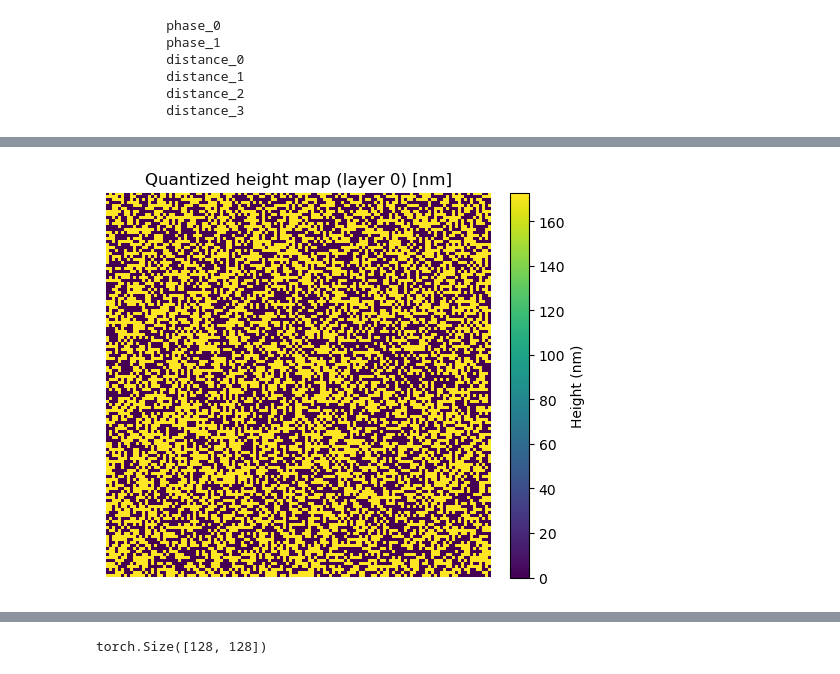
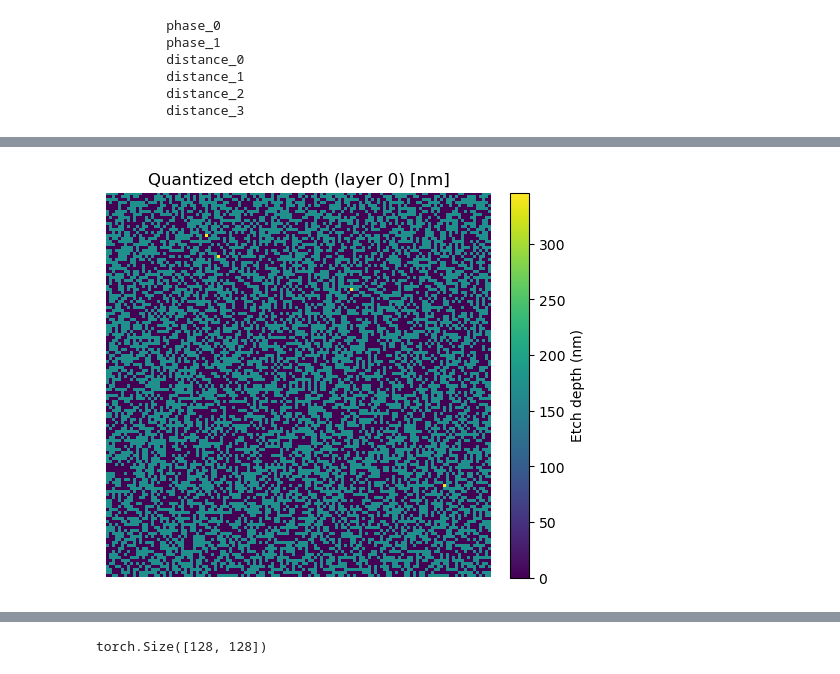
Before and after one commit to zouchao-sysu/D2NN-with-Pytorch, a Jupyter notebook: D2NN-5-to visiable wavele.ipynb, the cells around one changed output, grey strips where cells are left out. Saved outputs shown, nothing was run; the diff lists cells and outputs as text; code cells hidden in the pictures.

```diff
--- a/D2NN-5-to visiable wavele.ipynb
+++ b/D2NN-5-to visiable wavele.ipynb
@@ -982,53 +1012,65 @@ save_unit = "m"  # "m" 或 "nm"；建议 "m" 以直接用于 Lumerical
 
 
 def _get_project_dir() -> str:
-    # PyCharm 脚本环境用 __file__；交互环境退回 cwd
     try:
         return os.path.dirname(os.path.abspath(__file__))
     except NameError:
         return os.getcwd()
 
 
-def _collect_all_layer_heights_nm(model) -> np.ndarray:
+def _collect_all_layer_etch_depths(model) -> np.ndarray:
     """
-    从 model.named_parameters() 中收集 phase_0, phase_1, ... 的高度图
-    返回：height_map_nm, shape = [num_layer, N, N], dtype=float32, 单位 nm
+    从 model.named_parameters() 中收集 phase_0, phase_1, ... 的刻蚀深度图。
+
+    流程: 裸参数 → π×sigmoid → 连续相位 → 4级量化 → Fig.S1 刻蚀深度
+
+    返回：etch_depth_map, shape = [num_layer, N, N], dtype=float32
+          单位：nm（内部计算用nm，保存时再转换）
     """
     params = dict(model.named_parameters())
     phase_keys = [k for k in params.keys() if k.startswith("phase_")]
 
     def _idx(k: str) -> int:
-        # k = "phase_3" -> 3
         return int(k.split("_", 1)[1])
 
     phase_keys = sorted(phase_keys, key=_idx)
     if not phase_keys:
         raise ValueError("在 model.named_parameters() 中未找到形如 phase_0 的参数。")
 
-    heights = []
+    etch_depths = []
     for k in phase_keys:
-        p = params[k].detach()
-        phi = constrain_phase_0_pi(p)
-        phi_q = quantize_phase_4level(phi)
-        H_nm = phase_to_height_sio2_paper(phi_q).detach().cpu().numpy().astype(np.float32)  # [N,N] nm
-        heights.append(H_nm)
+        # ① 取出裸参数
+        raw_param = params[k].detach().cpu()
 
-    height_map_nm = np.stack(heights, axis=0)  # [L,N,N]
-    return height_map_nm
+        # ② 还原 forward 中的相位计算: φ = π × sigmoid(param)
+        phi_continuous = np.pi * torch.sigmoid(raw_param)  # (0, π)
+
+        # ③ 量化为 4 级: {0, π/4, π/2, 3π/4}
+        phi_quantized = quantize_phase_4level(phi_continuous)
+
+        # ④ 转换为刻蚀深度（米）
+        etch_m = phase_to_etch_depth(phi_quantized.numpy())  # [N,N] 单位: m
+
+        # 转为 nm 存储
+        etch_nm = (etch_m * 1e9).astype(np.float32)  # [N,N] 单位: nm
+        etch_depths.append(etch_nm)
+
+    etch_depth_map_nm = np.stack(etch_depths, axis=0)  # [L,N,N]
+    return etch_depth_map_nm
 
 
-# 1) 生成全层 height_map（nm）
-height_map_nm = _collect_all_layer_heights_nm(model)
+# 1) 生成全层刻蚀深度图（nm）
+etch_depth_map_nm = _collect_all_layer_etch_depths(model)
 
-# 2) 保存为 .npy（默认保存为 m，更适合 Lumerical）
+# 2) 保存为 .npy
 if save_height_map:
     project_dir = _get_project_dir()
     out_path = os.path.join(project_dir, height_map_filename)
 
     if save_unit == "m":
-        height_map_to_save = (height_map_nm * 1e-9).astype(np.float32)  # nm -> m
+        height_map_to_save = (etch_depth_map_nm * 1e-9).astype(np.float32)  # nm -> m
     elif save_unit == "nm":
-        height_map_to_save = height_map_nm.astype(np.float32)
+        height_map_to_save = etch_depth_map_nm.astype(np.float32)
     else:
         raise ValueError("save_unit 只能是 'm' 或 'nm'。")
 
@@ -1037,26 +1079,37 @@ if save_height_map:
     print(f"  shape={height_map_to_save.shape}, dtype={height_map_to_save.dtype}, unit={save_unit}")
     print(f"  min={float(height_map_to_save.min())}, max={float(height_map_to_save.max())}")
 
-# 3) 取出你想看的那一层，用于 2D/3D 可视化（保持单位 nm 用于展示）
-if not (0 <= layer_index < height_map_nm.shape[0]):
-    raise IndexError(f"layer_index={layer_index} 超出范围 0..{height_map_nm.shape[0]-1}")
+# 3) 同时导出训练好的距离参数
+distances = []
+num_layers = etch_depth_map_nm.shape[0]
+for i in range(num_layers + 2):
+    d = getattr(model, f"distance_{i}").detach().cpu().item()
+    distances.append(d)
+    print(f"distance_{i} = {d*1e3:.4f} mm")
+np.save(os.path.join(_get_project_dir(), "trained_distances.npy"), np.array(distances))
+print("已保存 trained_distances.npy")
 
-H = height_map_nm[layer_index]  # [N,N] nm
+# 4) 取出想看的那一层，用于 2D/3D 可视化（nm）
+if not (0 <= layer_index < etch_depth_map_nm.shape[0]):
+    raise IndexError(f"layer_index={layer_index} 超出范围 0..{etch_depth_map_nm.shape[0]-1}")
 
-# 2D 高度热力图
+H = etch_depth_map_nm[layer_index]  # [N,N] nm
+
+# 2D 刻蚀深度热力图
 plt.figure(figsize=(6, 5))
 im = plt.imshow(H, cmap="viridis", origin="upper")
-plt.title(f"Quantized height map (layer {layer_index}) [nm]")
+plt.title(f"Quantized etch depth (layer {layer_index}) [nm]")
 plt.axis("off")
 cbar = plt.colorbar(im, fraction=0.046, pad=0.04)
-cbar.set_label("Height (nm)")
+cbar.set_label("Etch depth (nm)")
 plt.show()
 
-# 高度台阶统计
-vals, counts = np.unique(H, return_counts=True)
-print("Height levels (nm) and counts:")
+# 刻蚀深度台阶统计
+vals, counts = np.unique(np.round(H).astype(int), return_counts=True)
+print("Etch depth levels (nm) and pixel counts:")
+print("  期望值: 0, 173, 346, 519 nm")
 for v, c in zip(vals, counts):
-    print(f"  {v:.0f} nm: {c}")
+    print(f"  {v} nm: {c} pixels")
 
 # 3D 曲面图
 Ny, Nx = H.shape
@@ -1067,10 +1120,10 @@ X, Y = np.meshgrid(x, y)
 fig = plt.figure(figsize=(8, 6))
 ax = fig.add_subplot(111, projection="3d")
 ax.plot_surface(X, Y, H, rstride=1, cstride=1, cmap="viridis", linewidth=0, antialiased=False)
-ax.set_title(f"3D height surface (layer {layer_index})")
+ax.set_title(f"3D etch depth surface (layer {layer_index})")
 ax.set_xlabel("x (um)")
 ax.set_ylabel("y (um)")
-ax.set_zlabel("Height (nm)")
+ax.set_zlabel("Etch depth (nm)")
 plt.show()
 # %% [output]
 Saved height_map to: E:\pycharm file\D2NN-with-Pytorch\height_map.npy
@@ -1079 +1137 @@ Saved height_map to: E:\pycharm file\D2NN-with-Pytorch\height_map.npy
-[figure, old version]
+[figure, new version]
```
Also changed, not shown: parts of 26 cells of this notebook.
